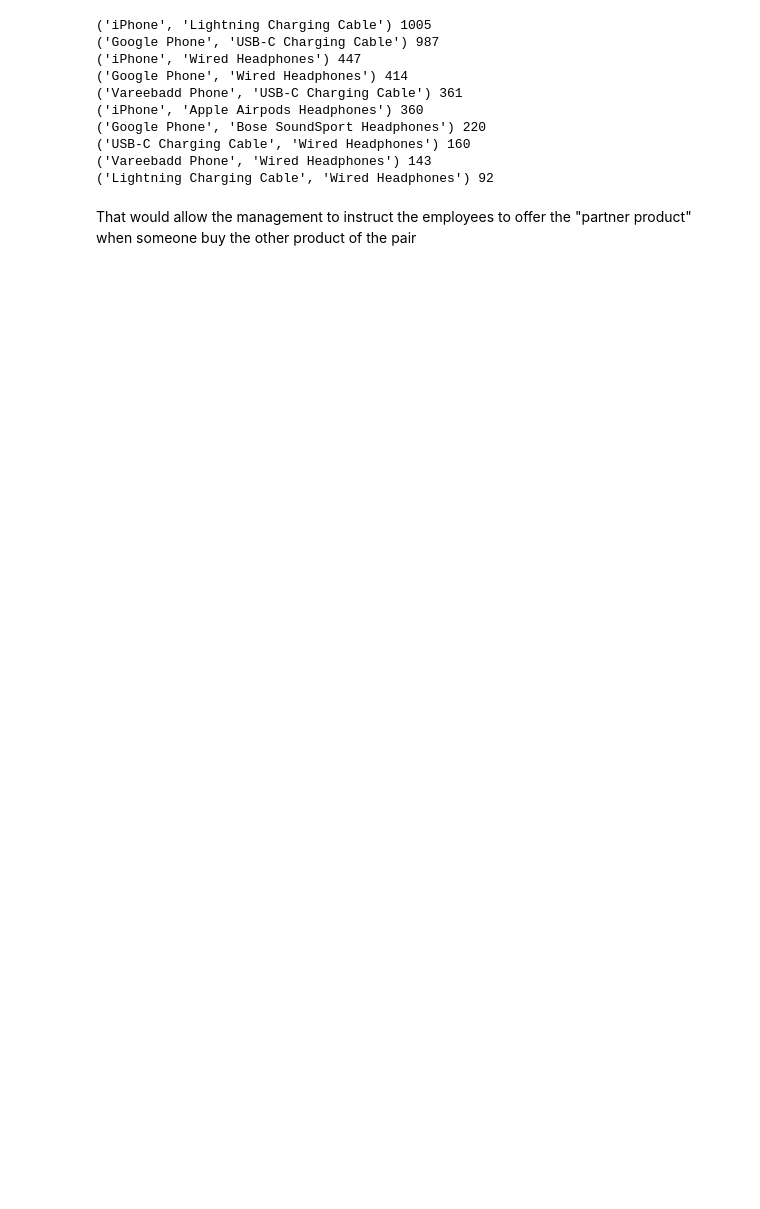
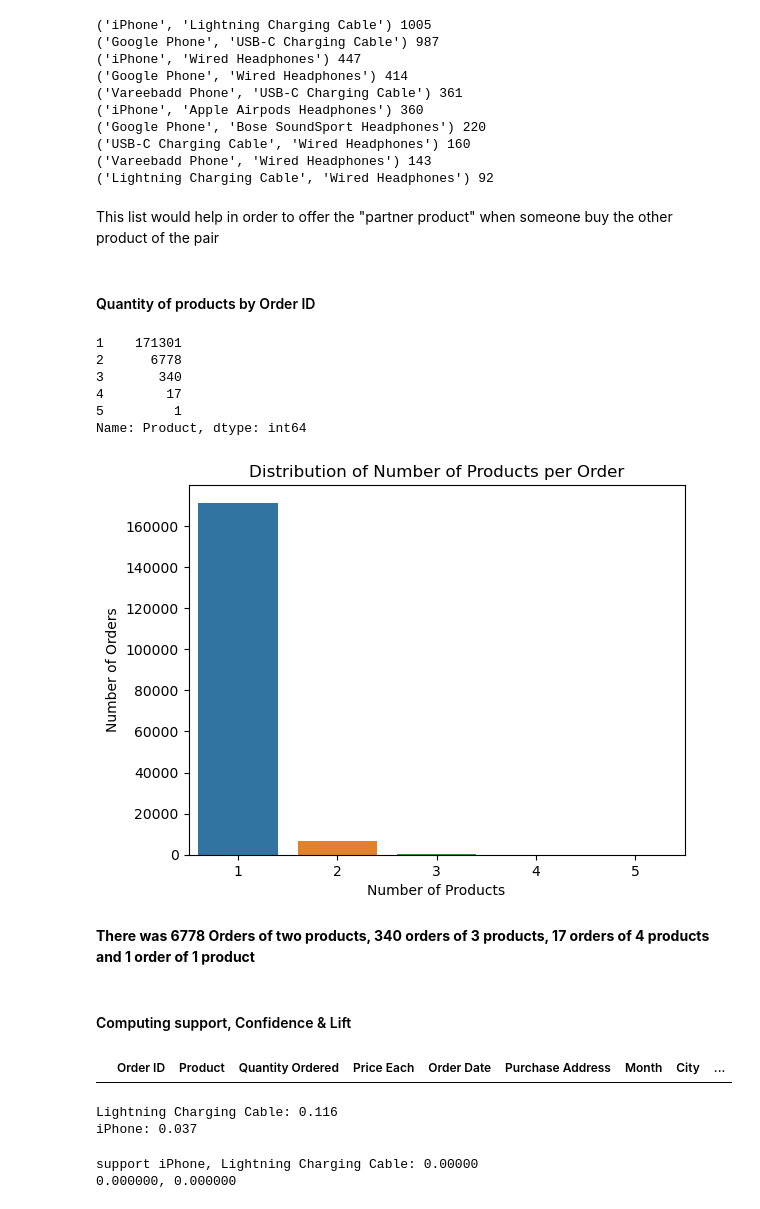
Before and after one commit to dat4action/Sales_Market-Basket_analysis, a Jupyter notebook: SalesAnalysis.ipynb, the cells around one changed output. Saved outputs shown, nothing was run; the diff lists cells and outputs as text; code cells hidden in the pictures; blank space fills up the shorter version.

Commit message:
Updating Lift and Support and requirements.txt

```diff
--- a/SalesAnalysis.ipynb
+++ b/SalesAnalysis.ipynb
@@ -311,4 +321,26 @@ for key,value in count.most_common(10):
 ('Vareebadd Phone', 'Wired Headphones') 143
 ('Lightning Charging Cable', 'Wired Headphones') 92
 # %% [markdown]
-That would allow the management to instruct the employees to offer the "partner product" when someone buy the other product of the pair
+This list would help in order to offer the "partner product" when someone buy the other product of the pair
+# %% [markdown]
+#### Quantity of products by Order ID
+# %%
+product_counts = all_data.groupby('Order ID')['Product'].count().value_counts()
+display(product_counts)
+sns.barplot(x=product_counts.index, y=product_counts.values)
+plt.xlabel('Number of Products')
+plt.ylabel('Number of Orders')
+plt.title('Distribution of Number of Products per Order')
+plt.show()
+# %% [output]
+1    171301
+2      6778
+3       340
+4        17
+5         1
+Name: Product, dtype: int64
+[figure, added]
+# %% [markdown]
+**There was 6778 Orders of two products, 340 orders of 3 products, 17 orders of 4 products and 1 order of 1 product**
+# %% [markdown]
+#### Computing support, Confidence & Lift
@@ -314,0 +357,29 @@ That would allow the management to instruct the employees to offer the "partner
+# %%
+all_data[(all_data['Product']==product1) & (all_data['Product']==product2)]
+# %% [output]
+|  | Order ID | Product | Quantity Ordered | Price Each | Order Date | Purchase Address | Month | City | ... |
+# %%
+# support Lightning Charging Cable
+support_1 = Support(product1)
+
+# support iPhone
+support_2 = Support(product2)
+
+print("Lightning Charging Cable: %.3f" % support_1)
+print("iPhone: %.3f" % support_2)
+# %% [output]
+Lightning Charging Cable: 0.116
+iPhone: 0.037
+# %%
+support_12= Combined_Support(product1,product2)
+# Print results
+print("support iPhone, Lightning Charging Cable: %.5f" % support_12)
+
+confidence_12 = support_12 / support_2
+confidence_21 = support_12 / support_1
+
+# Print results
+print('{0:.6f}, {1:.6f}'.format(confidence_12, confidence_21))
+# %% [output]
+support iPhone, Lightning Charging Cable: 0.00000
+0.000000, 0.000000
```
Also changed, not shown: parts of 17 cells of this notebook, 2 other files.
